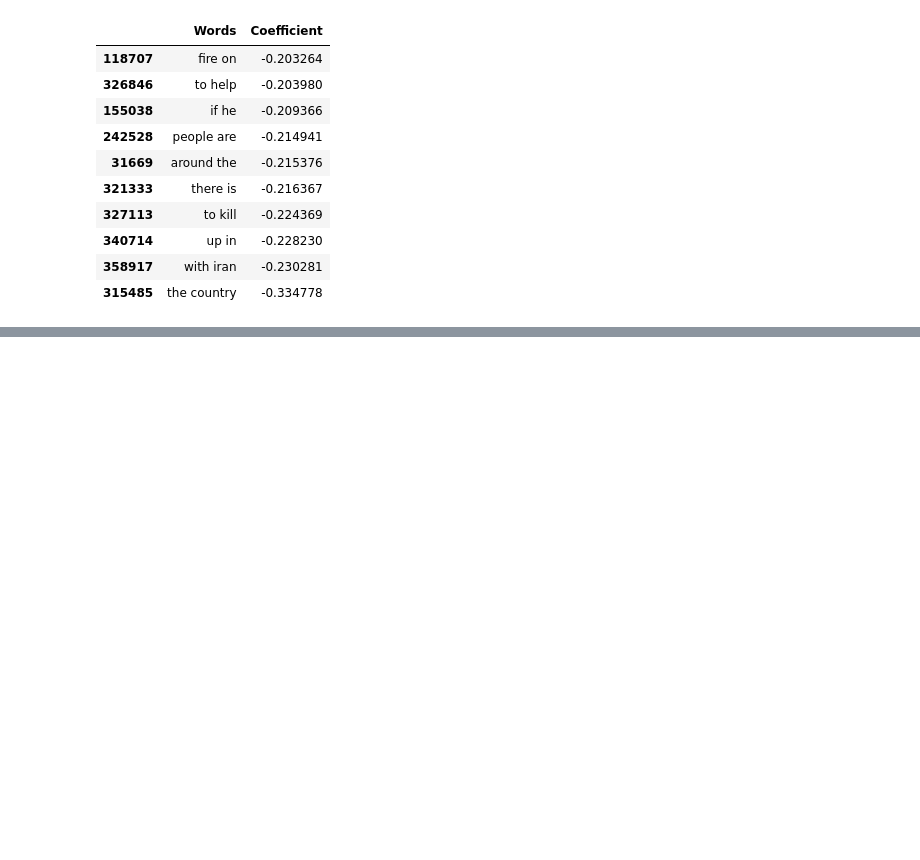
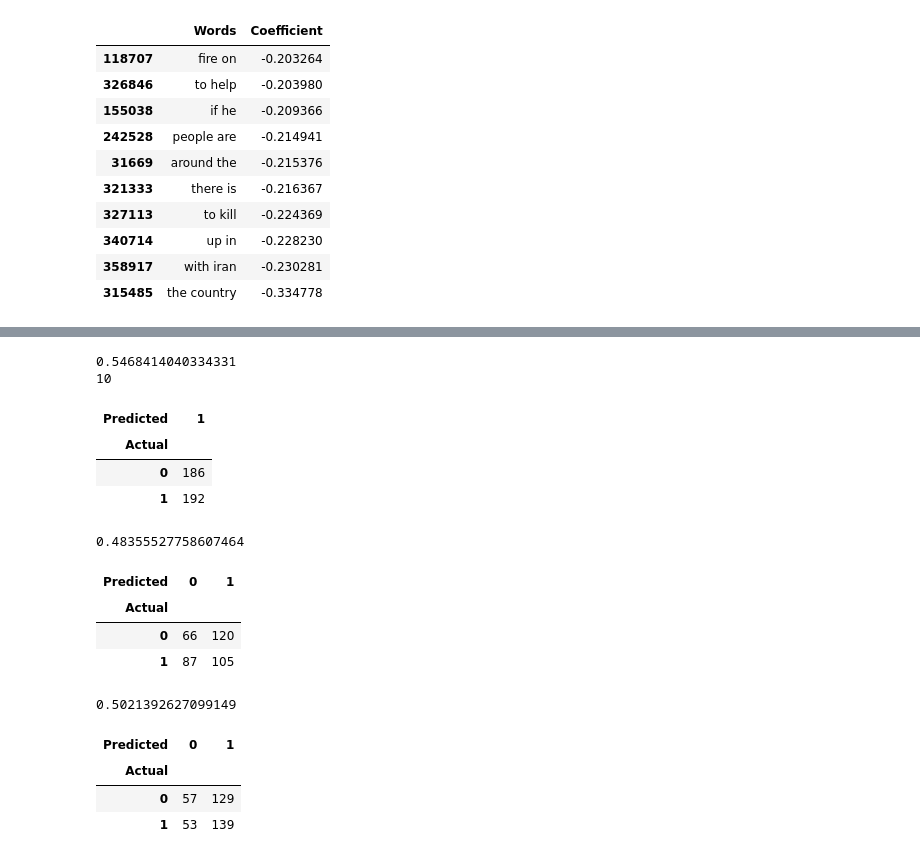
Before and after one commit to luzonghaoa/ML_project, a Jupyter notebook: ori.ipynb, the cells around one changed output, grey strips where cells are left out. Drawn from its saved outputs; the diff is of its cells as text; code cells hidden in the pictures; blank space fills up the shorter version.

```diff
--- a/ori.ipynb
+++ b/ori.ipynb
@@ -167,0 +200,57 @@ advcoeffdf.tail(10)
+# %%
+best_i = 1
+acc = 0.0
+for i in range(1,501):
+    advanced_knn = KNeighborsClassifier(n_neighbors = i)
+    score_knn = cross_val_score(advanced_knn, advancedtrain, train['Label'], scoring='accuracy', cv=10)
+    if acc < score_knn.mean():
+        best_i = i
+        acc = score_knn.mean()
+advanced_knn = KNeighborsClassifier(n_neighbors = best_i)
+advanced_knn.fit(advancedtrain, train['Label'])
+acc_knn = acc
+print(acc)
+print(best_i)
+predictions = advanced_knn.predict(advancedtest)
+# %% [output]
+0.5468414040334331
+10
+# %%
+pd.crosstab(test["Label"], predictions, rownames=["Actual"], colnames=["Predicted"])
+# %% [output]
+| Predicted | 1 |
+| Actual |  |
+| 0 | 186 |
+| 1 | 192 |
+# %%
+AdaBoost = AdaBoostClassifier()
+score_AdaBoost = cross_val_score(AdaBoost, basictrain, train['Label'], scoring='accuracy', cv=10)
+AdaBoost.fit(basictrain, train['Label'])
+predictions = AdaBoost.predict(basictest)
+acc_AdaBoost = score_AdaBoost.mean()
+acc_AdaBoost
+# %% [output]
+0.48355527758607464
+# %%
+pd.crosstab(test["Label"], predictions, rownames=["Actual"], colnames=["Predicted"])
+# %% [output]
+| Predicted | 0 | 1 |
+| Actual |  |  |
+| 0 | 66 | 120 |
+| 1 | 87 | 105 |
+# %%
+AdaBoost = AdaBoostClassifier()
+score_AdaBoost = cross_val_score(AdaBoost, advancedtrain, train['Label'], scoring='accuracy', cv=10)
+AdaBoost.fit(advancedtrain, train['Label'])
+predictions = AdaBoost.predict(advancedtest)
+acc_AdaBoost = score_AdaBoost.mean()
+acc_AdaBoost
+# %% [output]
+0.5021392627099149
+# %%
+pd.crosstab(test["Label"], predictions, rownames=["Actual"], colnames=["Predicted"])
+# %% [output]
+| Predicted | 0 | 1 |
+| Actual |  |  |
+| 0 | 57 | 129 |
+| 1 | 53 | 139 |
```
Also changed, not shown: parts of 17 cells of this notebook.
